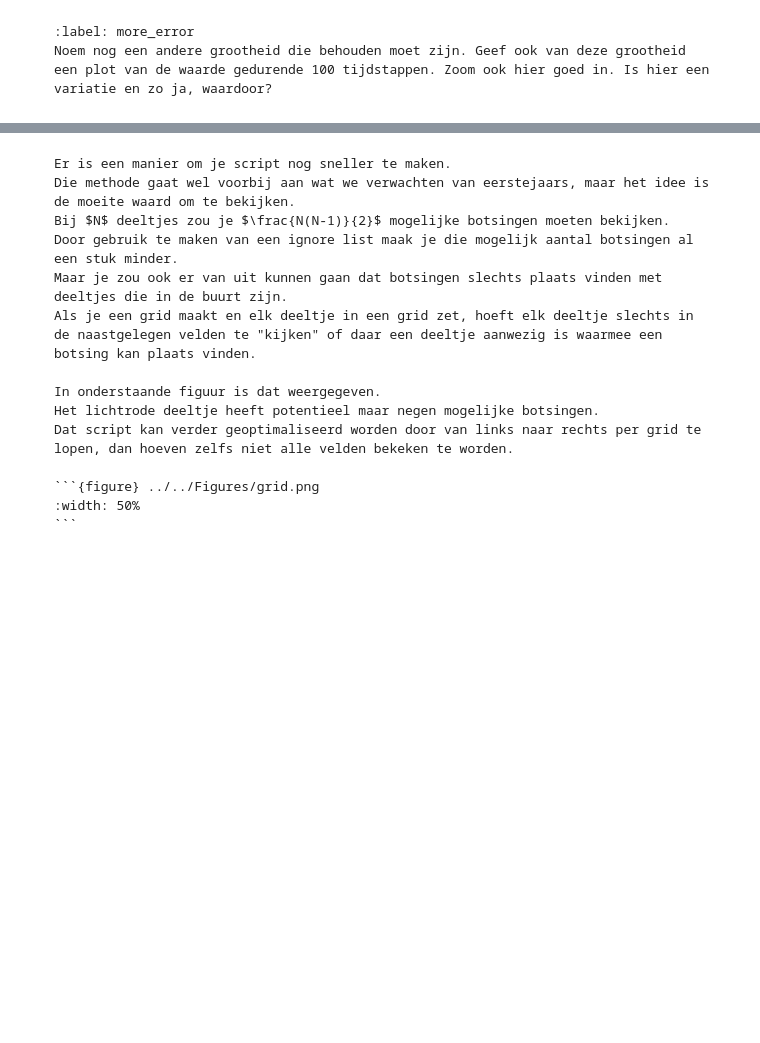
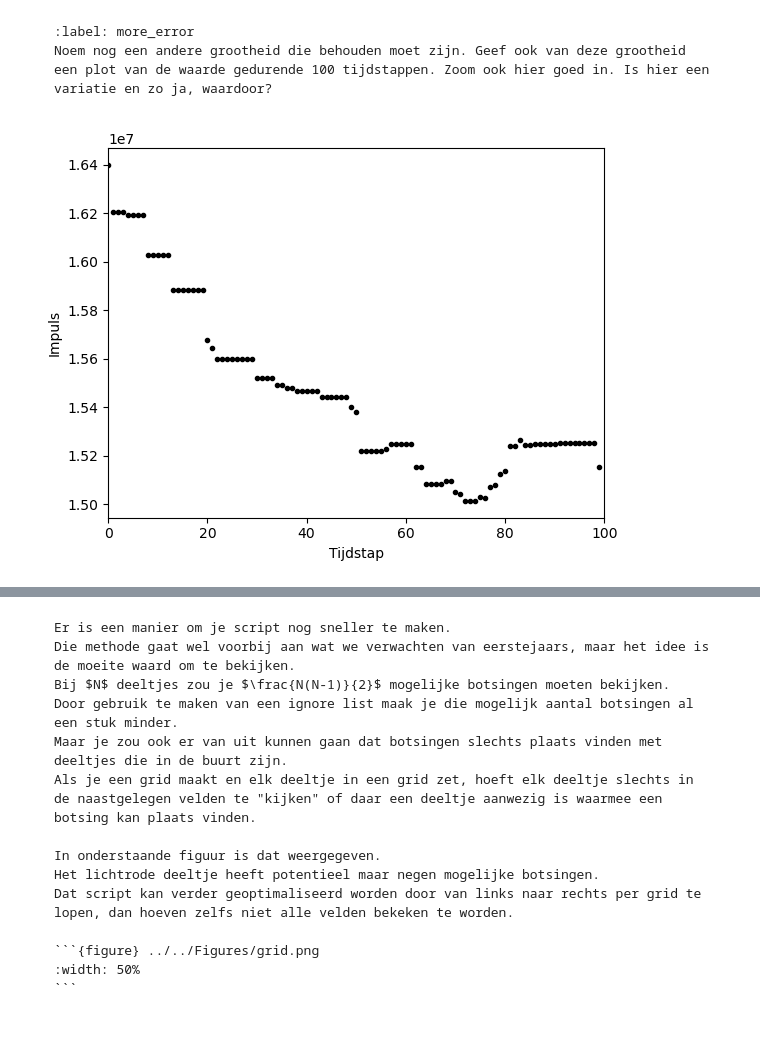
Before and after one commit to Eerkje/Annet-Erik, a Jupyter notebook: Content/PySim/3_recap.ipynb, the cells around one changed output, grey strips where cells are left out. Cells and saved outputs as stored; diff of their text form; code cells hidden in the pictures; blank space fills up the shorter version.

````diff
--- a/Content/PySim/3_recap.ipynb
+++ b/Content/PySim/3_recap.ipynb
@@ -348,6 +347,20 @@ Noem nog een andere grootheid die behouden moet zijn. Geef ook van deze groothei
 ```
 # %%
 #Impulsbehoud
+#100 tijdstappen slicen
+impuls_100 = impuls[0:100]
+tijdstappen = range(0,len(impuls_100))
+#grafiek maken kinetische energie per tijdstap
+plt.figure()
+plt.xlabel('Tijdstap')
+plt.ylabel('Impuls')
+plt.xlim(0, len(tijdstappen))
+plt.plot(tijdstappen,impuls_100, '.k')
+plt.show()
+
+print('De waarde van de totale impuls neemt af. Voor het impulsbehoud wordt de norm van de impulsvector gebruikt')
+# %% [output]
+[figure, added]
 # %% [markdown]
 
 Voor simulaties waarbij de kans op botsingen heel groot is (richting vloeistof), is er een handige methode om de snelheid van je simulatie op te voeren.
````
Also changed, not shown: parts of 7 cells of this notebook.
